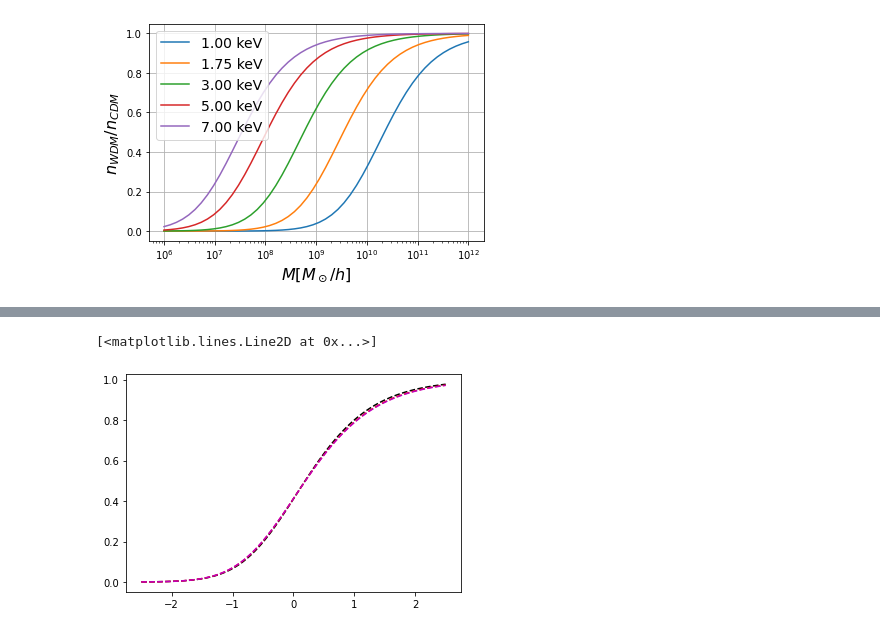
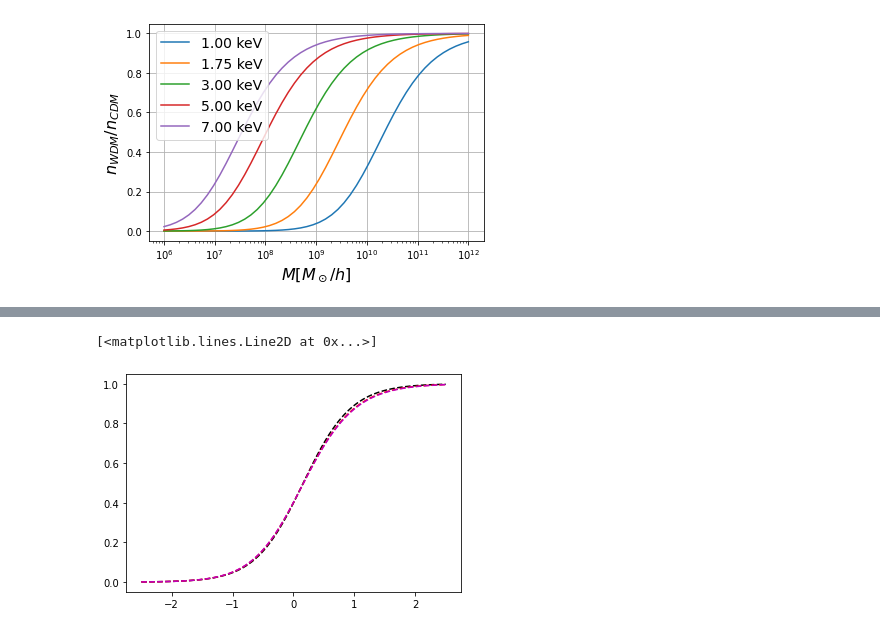
Before and after one commit to dangilman/ncdm-mass-functions, a Jupyter notebook: example_notebooks/thermal_relic.ipynb, the cells around one changed output, grey strips where cells are left out. Cells and saved outputs as stored; diff of their text form; code cells hidden in the pictures.

```diff
--- a/example_notebooks/thermal_relic.ipynb
+++ b/example_notebooks/thermal_relic.ipynb
@@ -157,11 +71,12 @@ plt.plot(np.log10(m_units_mhm), dndm_suppression_lovell, color='g')
-# %%
-m_units_mhm = np.logspace(-2.5, 2.5, 100)
-dndm_suppression = mass_function_dlogTdlogk_mhm(m_units_mhm, 1.0, gamma=2.)
-plt.plot(np.log10(m_units_mhm), dndm_suppression, color='k', linestyle='--')
-dndm_suppression = mass_function_dlogTdlogk_mhm(m_units_mhm, 1.0, gamma=5.0)
-plt.plot(np.log10(m_units_mhm), dndm_suppression, color='r', linestyle='--')
-dndm_suppression = mass_function_dlogTdlogk_mhm(m_units_mhm, 1.0, gamma=8.0)
-plt.plot(np.log10(m_units_mhm), dndm_suppression, color='m', linestyle='--')
-# %% [output]
-[<matplotlib.lines.Line2D at 0x...>]
-[figure, removed]
+# %%
+m_units_mhm = np.logspace(-2.5, 2.5, 100)
+dlogtdlogk = 2.0
+dndm_suppression = mass_function_dlogTdlogk_mhm(m_units_mhm, dlogtdlogk, gamma=2.)
+plt.plot(np.log10(m_units_mhm), dndm_suppression, color='k', linestyle='--')
+dndm_suppression = mass_function_dlogTdlogk_mhm(m_units_mhm, dlogtdlogk, gamma=5.0)
+plt.plot(np.log10(m_units_mhm), dndm_suppression, color='r', linestyle='--')
+dndm_suppression = mass_function_dlogTdlogk_mhm(m_units_mhm, dlogtdlogk, gamma=8.0)
+plt.plot(np.log10(m_units_mhm), dndm_suppression, color='m', linestyle='--')
+# %% [output]
+[<matplotlib.lines.Line2D at 0x...>]
+[figure, added]
```
Also changed, not shown: parts of 2 cells of this notebook.
